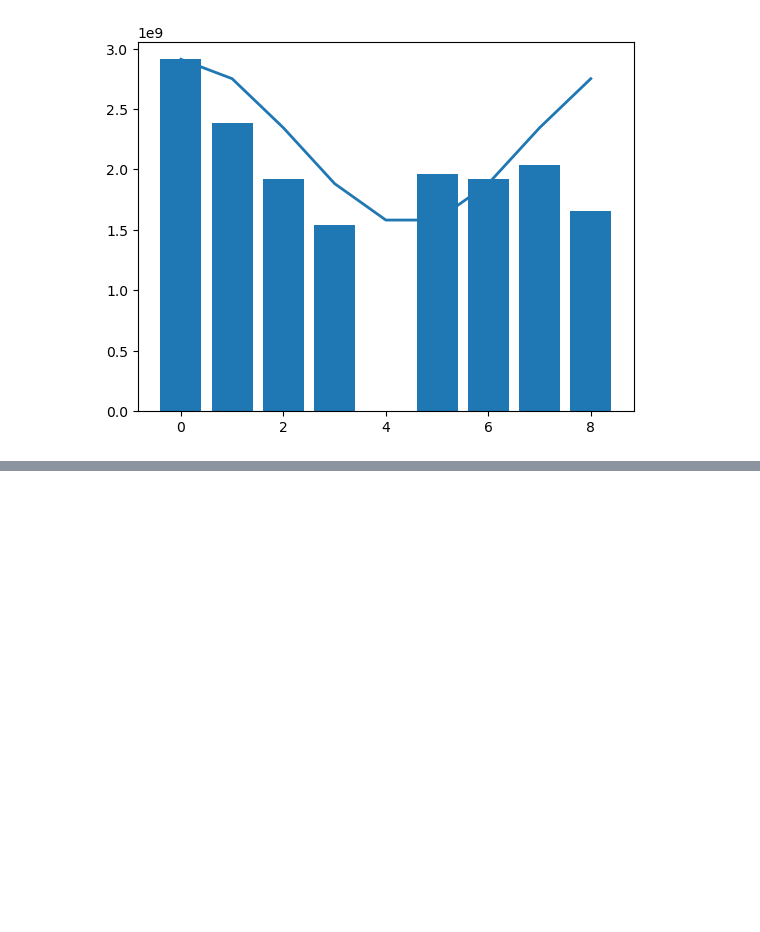
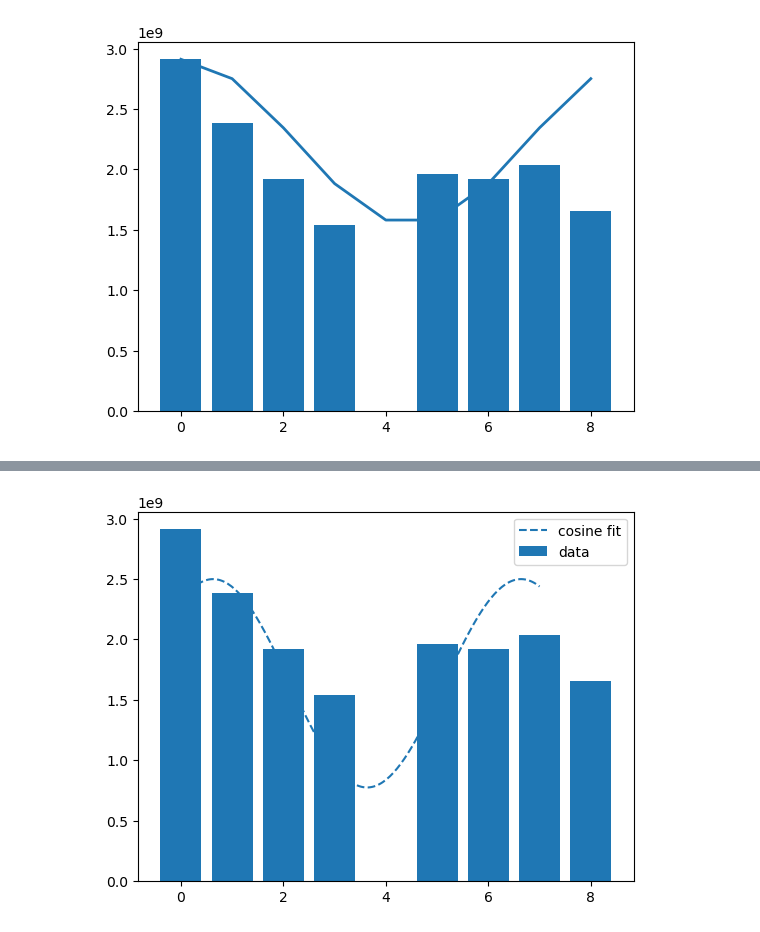
Before and after one commit to sansachenlelele/connectome_analysis_fisherlab, a Jupyter notebook: zipursky-analyze trend-total.ipynb, the cells around one changed output, grey strips where cells are left out. Cells and saved outputs as stored; diff of their text form; code cells hidden in the pictures; blank space fills up the shorter version.

```diff
--- a/zipursky-analyze trend-total.ipynb
+++ b/zipursky-analyze trend-total.ipynb
@@ -957,0 +1077,3 @@ plt.bar(x, y, label="data")
+# %%
+sum_all_nan_fill0 = sum_all_nan.fillna(0)
+sum_all_nan_fill0
@@ -957,0 +1091,29 @@ plt.bar(x, y, label="data")
+# %%
+df = sum_all_nan_fill0
+
+def cos_model(x, A, omega, phi, C):
+    """
+    A⋅cos(ω x + φ) + C
+      A     = amplitude (depth of oscillation). should be the "amplitude", which is half of the difference between the max and the min.
+      ω     = angular frequency (controls how many oscillations over your x-range). should=2pi/period, where period is how many point will the data repeat itself.
+      φ     = phase shift (moves the peaks/dips left or right). should be {-[the difference between [the x value of the y max] and [the x value of the current y max]] * [ω]}. --> in this vedio, phi is the last to calculate: https://www.youtube.com/watch?v=0LKYnB9pBpA
+      C     = vertical offset (raises/lowers the whole curve). should be the middle of the max and min because this value shift the curve up and down.
+    """
+    return A * np.cos(omega * x + phi) + C
+
+
+x = np.arange(len(df))
+y = df['total_red'].to_numpy()
+
+p0 = [(y.max()-y.min())/2, 2*np.pi / 9, 0, y.mean()]
+
+popt, pcov = curve_fit(cos_model, x, y, p0=p0)
+A_fit, ω_fit, φ_fit, C_fit = popt
+# %%
+xs = np.linspace(0,7,200)
+plt.bar(x, y, label="data")
+plt.plot(xs, cos_model(xs, *popt), "--", label="cosine fit")
+plt.legend()
+plt.show()
+# %% [output]
+[figure, added]
```
Also changed, not shown: parts of 7 cells of this notebook.
